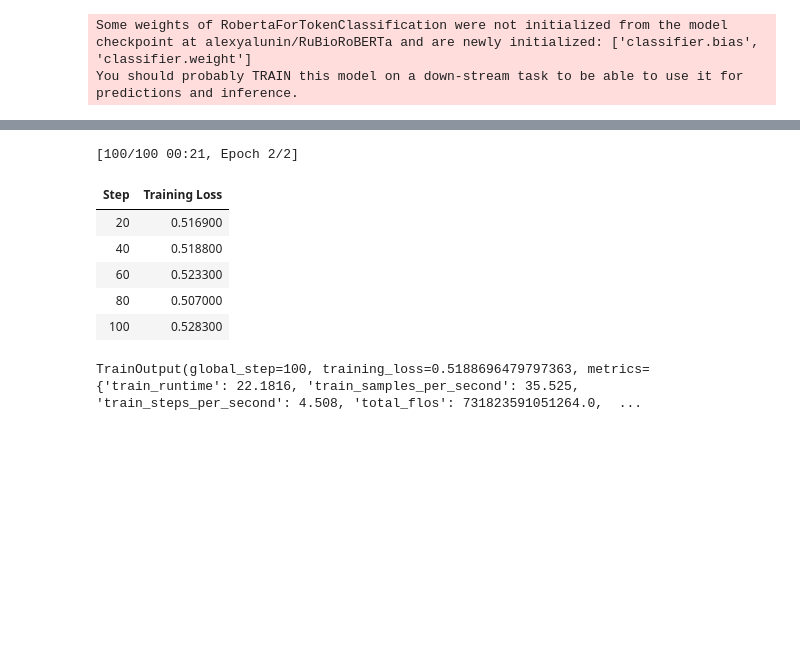
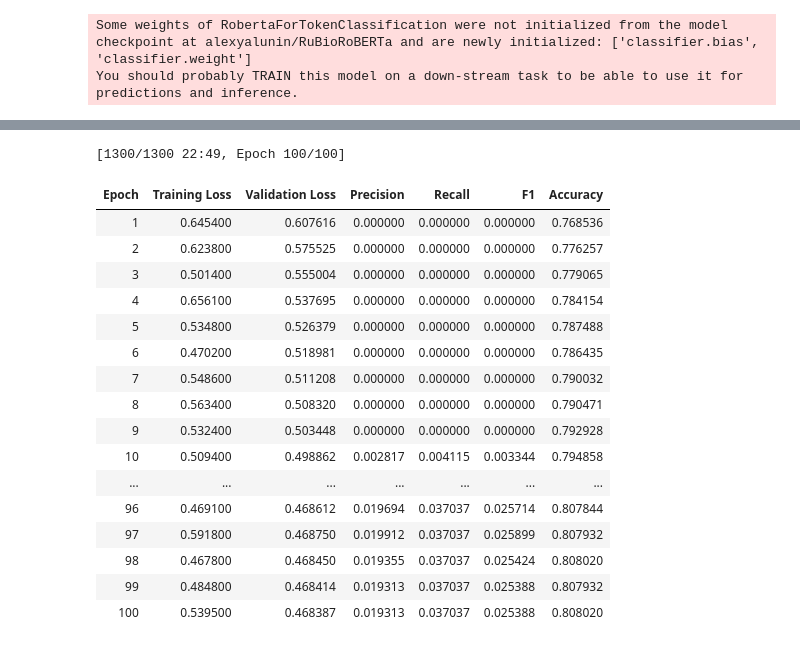
Before and after one commit to HackFlex/AIm-Finder-2023, a Jupyter notebook: notebooks/experiments/RuBio_finetune.ipynb, the cells around one changed output, grey strips where cells are left out. Drawn from its saved outputs; the diff is of its cells as text; code cells hidden in the pictures; blank space fills up the shorter version.

```diff
--- a/notebooks/experiments/RuBio_finetune.ipynb
+++ b/notebooks/experiments/RuBio_finetune.ipynb
@@ -13,0 +20,9 @@ from transformers import AutoTokenizer, AutoModelForTokenClassification, Trainin
+# %%
+mlflow.set_tracking_uri("http://mlflow:5000")
+tracking_uri = mlflow.get_tracking_uri()
+print("Current tracking uri: {}".format(tracking_uri))
+
+os.environ["MLFLOW_EXPERIMENT_NAME"] = "NER"
+# os.environ["MLFLOW_FLATTEN_PARAMS"] = "True"
+
+# os.environ["MLFLOW_TRACKING_URI"] = tracking_uri
@@ -49,8 +61,3 @@ def align_labels_with_tokens(labels, word_ids):
             new_labels.append(label)
 
     return new_labels
-# %%
-labels = raw_dataset[0]["ner_tags"]
-word_ids = inputs.word_ids()
-print(labels)
-print(align_labels_with_tokens(labels, word_ids))
@@ -176,6 +132,9 @@ label2id = {
     "B": 1,
     "I": 2,
 }
+# %%
+data_collator = DataCollatorForTokenClassification(tokenizer=tokenizer)
+eval_dataset = tokenized_dataset.train_test_split(test_size=0.1)['test']
 # %%
 model = AutoModelForTokenClassification.from_pretrained(
     model_name,
@@ -228,31 +153,56 @@ data_collator = DataCollatorForTokenClassification(tokenizer=tokenizer)
 # %%
+cur_run_id = 1
+num_train_epochs=100
+
+name = "RuBioRoBERTa-finetune-head"
+run_name = f'{name}-{cur_run_id:02}'
+output_dir = f'./logs/{run_name}'
+
 training_args = TrainingArguments(
-    output_dir="my_awesome_wnut_model",
-    learning_rate=1e-4,
-    num_train_epochs=2,
-    weight_decay=0.05,
-    logging_steps=20,
-    # evaluation_strategy="epoch",
-    # save_strategy="epoch",
-    # load_best_model_at_end=True,
+    output_dir=output_dir,
+    logging_dir='./logs',
+    evaluation_strategy="epoch",
+    learning_rate=5e-4,
+    per_device_train_batch_size=32,
+    per_device_eval_batch_size=32,
+    num_train_epochs=num_train_epochs,
+    weight_decay=0.01,
+    logging_strategy='steps',
+    logging_steps=1,
+    save_strategy='epoch',
+    load_best_model_at_end=True,
+    report_to="mlflow",
+    run_name=run_name
 )
 
 trainer = Trainer(
     model=model,
     args=training_args,
     train_dataset=tokenized_dataset,
+    eval_dataset=eval_dataset,
     tokenizer=tokenizer,
     data_collator=data_collator,
     compute_metrics=compute_metrics,
 )
 
 trainer.train()
+mlflow.end_run()
 # %% [output]
-[100/100 00:21, Epoch 2/2]
+[1300/1300 22:49, Epoch 100/100]
-| Step | Training Loss |
-| 20 | 0.516900 |
-| 40 | 0.518800 |
-| 60 | 0.523300 |
-| 80 | 0.507000 |
-| 100 | 0.528300 |
+| Epoch | Training Loss | Validation Loss | Precision | Recall | F1 | Accuracy |
+| 1 | 0.645400 | 0.607616 | 0.000000 | 0.000000 | 0.000000 | 0.768536 |
+| 2 | 0.623800 | 0.575525 | 0.000000 | 0.000000 | 0.000000 | 0.776257 |
+| 3 | 0.501400 | 0.555004 | 0.000000 | 0.000000 | 0.000000 | 0.779065 |
+| 4 | 0.656100 | 0.537695 | 0.000000 | 0.000000 | 0.000000 | 0.784154 |
+| 5 | 0.534800 | 0.526379 | 0.000000 | 0.000000 | 0.000000 | 0.787488 |
+| 6 | 0.470200 | 0.518981 | 0.000000 | 0.000000 | 0.000000 | 0.786435 |
+| 7 | 0.548600 | 0.511208 | 0.000000 | 0.000000 | 0.000000 | 0.790032 |
+| 8 | 0.563400 | 0.508320 | 0.000000 | 0.000000 | 0.000000 | 0.790471 |
+| 9 | 0.532400 | 0.503448 | 0.000000 | 0.000000 | 0.000000 | 0.792928 |
+| 10 | 0.509400 | 0.498862 | 0.002817 | 0.004115 | 0.003344 | 0.794858 |
+| ... | ... | ... | ... | ... | ... | ... |
+| 96 | 0.469100 | 0.468612 | 0.019694 | 0.037037 | 0.025714 | 0.807844 |
+| 97 | 0.591800 | 0.468750 | 0.019912 | 0.037037 | 0.025899 | 0.807932 |
+| 98 | 0.467800 | 0.468450 | 0.019355 | 0.037037 | 0.025424 | 0.808020 |
+| 99 | 0.484800 | 0.468414 | 0.019313 | 0.037037 | 0.025388 | 0.807932 |
+| 100 | 0.539500 | 0.468387 | 0.019313 | 0.037037 | 0.025388 | 0.808020 |
-TrainOutput(global_step=100, training_loss=0.5188696479797363, metrics={'train_runtime': 22.1816, 'train_samples_per_second': 35.525, 'train_steps_per_second': 4.508, 'total_flos': 731823591051264.0,  ...
```
Also changed, not shown: parts of 26 cells of this notebook.
